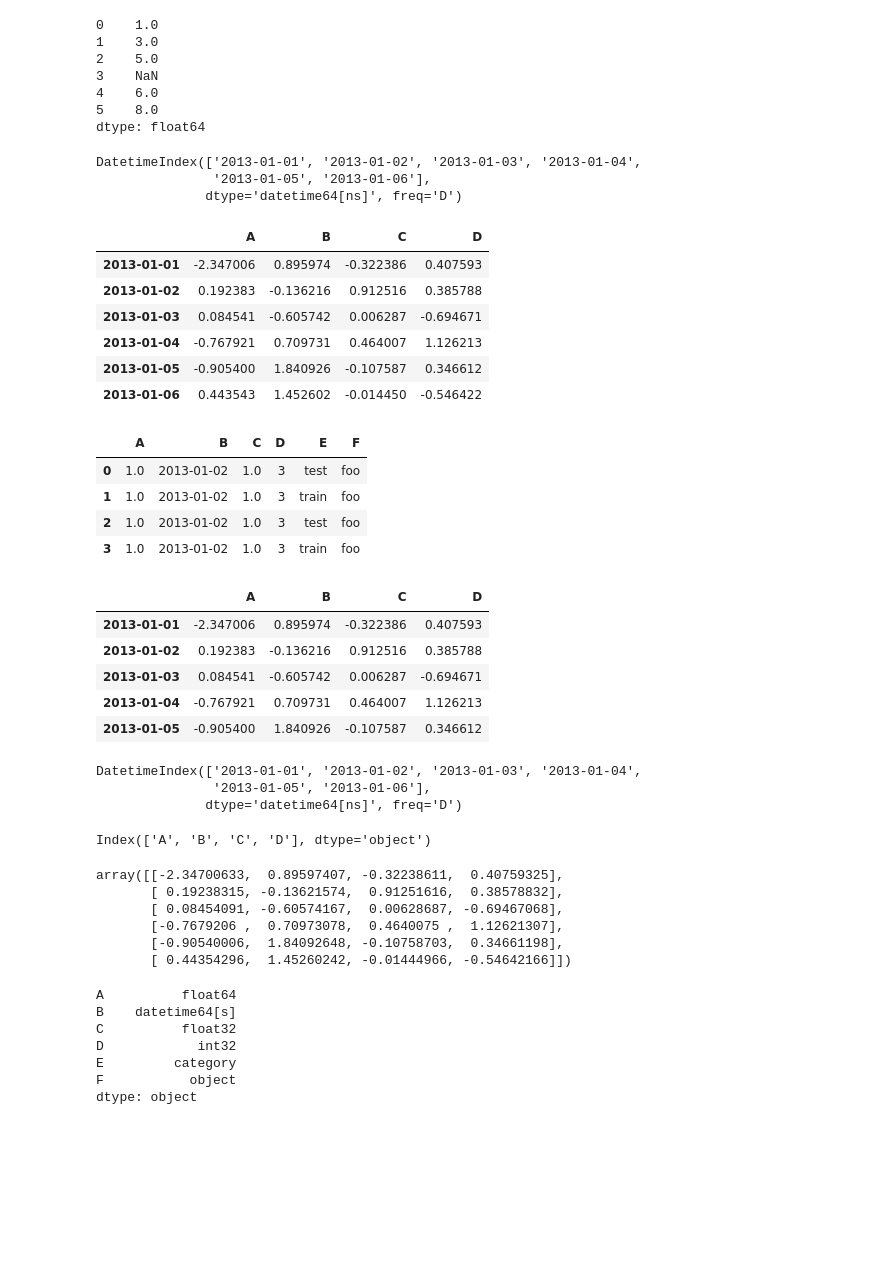
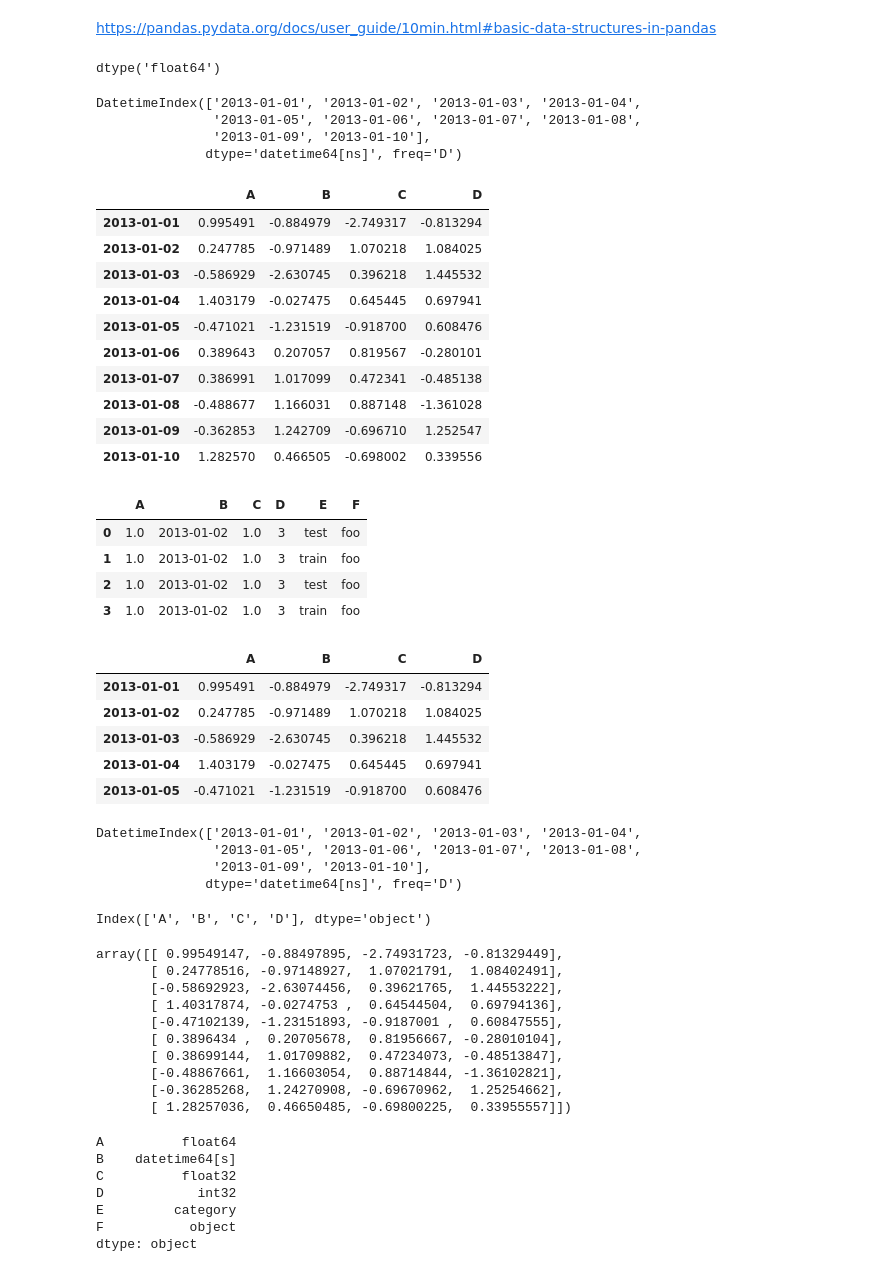
Before and after one commit to qasim697/python_ka_chilla, a Jupyter notebook: day_10/ten_min.ipynb, the cells around one changed output. Cells and saved outputs as stored; diff of their text form; code cells hidden in the pictures; blank space fills up the shorter version.

```diff
--- a/day_10/ten_min.ipynb
+++ b/day_10/ten_min.ipynb
@@ -1,35 +1,37 @@
+# %% [markdown]
+https://pandas.pydata.org/docs/user_guide/10min.html#basic-data-structures-in-pandas
 # %%
 import pandas as pd
 import numpy as np
 # %%
 s = pd.Series([1, 3, 5, np.nan, 6, 8])
 s
+s.dtypes
 # %% [output]
-0    1.0
-1    3.0
-2    5.0
-3    NaN
-4    6.0
-5    8.0
-dtype: float64
+dtype('float64')
 # %%
-dates = pd.date_range("20130101", periods=6)
+dates = pd.date_range("20130101", periods=10)
 dates
 # %% [output]
 DatetimeIndex(['2013-01-01', '2013-01-02', '2013-01-03', '2013-01-04',
-               '2013-01-05', '2013-01-06'],
+               '2013-01-05', '2013-01-06', '2013-01-07', '2013-01-08',
+               '2013-01-09', '2013-01-10'],
               dtype='datetime64[ns]', freq='D')
 # %%
-df = pd.DataFrame(np.random.randn(6, 4), index=dates, columns=list("ABCD"))
+df = pd.DataFrame(np.random.randn(10, 4), index=dates, columns=list("ABCD"))
 df
 # %% [output]
 |  | A | B | C | D |
-| 2013-01-01 | -2.347006 | 0.895974 | -0.322386 | 0.407593 |
-| 2013-01-02 | 0.192383 | -0.136216 | 0.912516 | 0.385788 |
-| 2013-01-03 | 0.084541 | -0.605742 | 0.006287 | -0.694671 |
-| 2013-01-04 | -0.767921 | 0.709731 | 0.464007 | 1.126213 |
-| 2013-01-05 | -0.905400 | 1.840926 | -0.107587 | 0.346612 |
-| 2013-01-06 | 0.443543 | 1.452602 | -0.014450 | -0.546422 |
+| 2013-01-01 | 0.995491 | -0.884979 | -2.749317 | -0.813294 |
+| 2013-01-02 | 0.247785 | -0.971489 | 1.070218 | 1.084025 |
+| 2013-01-03 | -0.586929 | -2.630745 | 0.396218 | 1.445532 |
+| 2013-01-04 | 1.403179 | -0.027475 | 0.645445 | 0.697941 |
+| 2013-01-05 | -0.471021 | -1.231519 | -0.918700 | 0.608476 |
+| 2013-01-06 | 0.389643 | 0.207057 | 0.819567 | -0.280101 |
+| 2013-01-07 | 0.386991 | 1.017099 | 0.472341 | -0.485138 |
+| 2013-01-08 | -0.488677 | 1.166031 | 0.887148 | -1.361028 |
+| 2013-01-09 | -0.362853 | 1.242709 | -0.696710 | 1.252547 |
+| 2013-01-10 | 1.282570 | 0.466505 | -0.698002 | 0.339556 |
 # %%
 df2 = pd.DataFrame(
     {
@@ -54,16 +56,17 @@ df2
 df.head()
 # %% [output]
 |  | A | B | C | D |
-| 2013-01-01 | -2.347006 | 0.895974 | -0.322386 | 0.407593 |
-| 2013-01-02 | 0.192383 | -0.136216 | 0.912516 | 0.385788 |
-| 2013-01-03 | 0.084541 | -0.605742 | 0.006287 | -0.694671 |
-| 2013-01-04 | -0.767921 | 0.709731 | 0.464007 | 1.126213 |
-| 2013-01-05 | -0.905400 | 1.840926 | -0.107587 | 0.346612 |
+| 2013-01-01 | 0.995491 | -0.884979 | -2.749317 | -0.813294 |
+| 2013-01-02 | 0.247785 | -0.971489 | 1.070218 | 1.084025 |
+| 2013-01-03 | -0.586929 | -2.630745 | 0.396218 | 1.445532 |
+| 2013-01-04 | 1.403179 | -0.027475 | 0.645445 | 0.697941 |
+| 2013-01-05 | -0.471021 | -1.231519 | -0.918700 | 0.608476 |
 # %%
 df.index
 # %% [output]
 DatetimeIndex(['2013-01-01', '2013-01-02', '2013-01-03', '2013-01-04',
-               '2013-01-05', '2013-01-06'],
+               '2013-01-05', '2013-01-06', '2013-01-07', '2013-01-08',
+               '2013-01-09', '2013-01-10'],
               dtype='datetime64[ns]', freq='D')
 # %%
 df.columns
@@ -72,12 +75,16 @@ Index(['A', 'B', 'C', 'D'], dtype='object')
 # %%
 df.to_numpy()
 # %% [output]
-array([[-2.34700633,  0.89597407, -0.32238611,  0.40759325],
-       [ 0.19238315, -0.13621574,  0.91251616,  0.38578832],
-       [ 0.08454091, -0.60574167,  0.00628687, -0.69467068],
-       [-0.7679206 ,  0.70973078,  0.4640075 ,  1.12621307],
-       [-0.90540006,  1.84092648, -0.10758703,  0.34661198],
-       [ 0.44354296,  1.45260242, -0.01444966, -0.54642166]])
+array([[ 0.99549147, -0.88497895, -2.74931723, -0.81329449],
+       [ 0.24778516, -0.97148927,  1.07021791,  1.08402491],
+       [-0.58692923, -2.63074456,  0.39621765,  1.44553222],
+       [ 1.40317874, -0.0274753 ,  0.64544504,  0.69794136],
+       [-0.47102139, -1.23151893, -0.9187001 ,  0.60847555],
+       [ 0.3896434 ,  0.20705678,  0.81956667, -0.28010104],
+       [ 0.38699144,  1.01709882,  0.47234073, -0.48513847],
+       [-0.48867661,  1.16603054,  0.88714844, -1.36102821],
+       [-0.36285268,  1.24270908, -0.69670962,  1.25254662],
+       [ 1.28257036,  0.46650485, -0.69800225,  0.33955557]])
 # %%
 df2.dtypes
 # %% [output]
```
Also changed, not shown: parts of 11 cells of this notebook.
